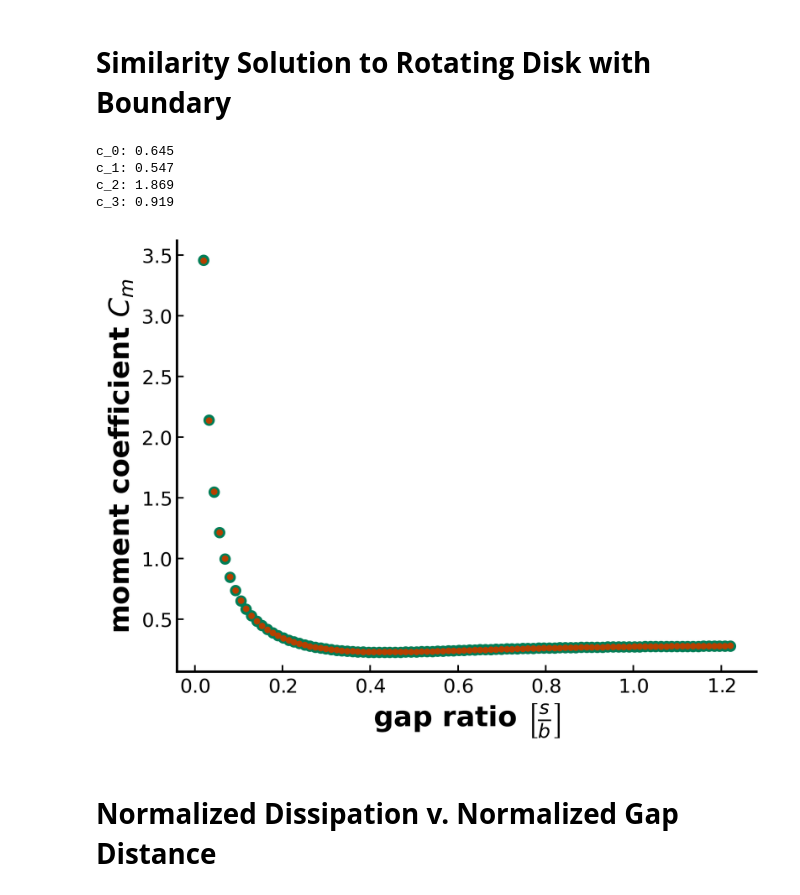
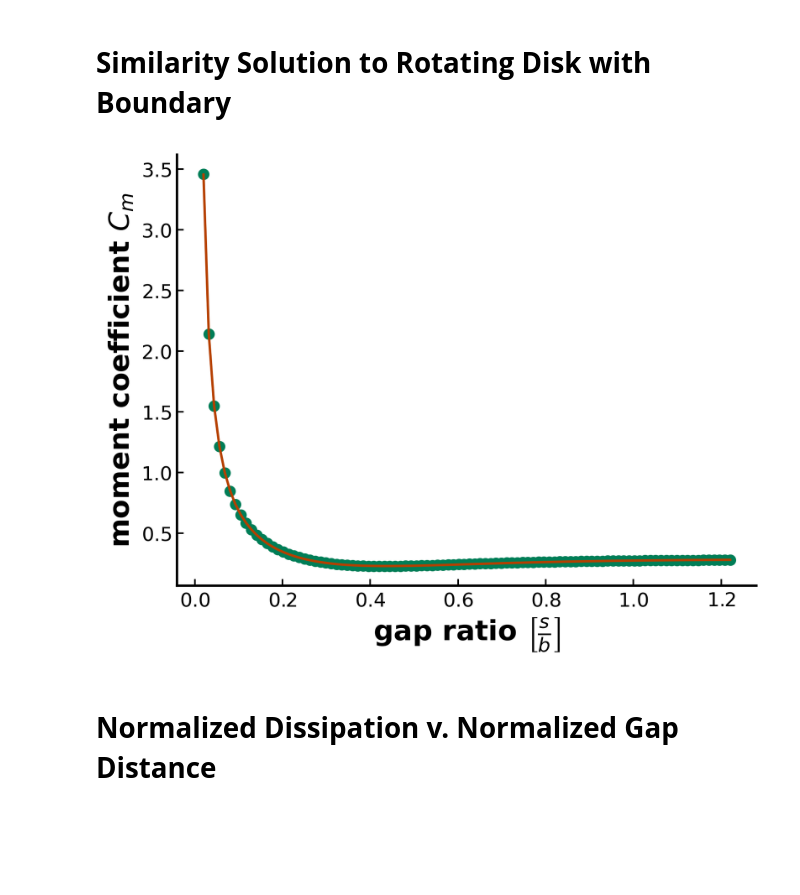
Before and after one commit to Jezen5Volk/Magnetic-Levitation, a Jupyter notebook: Viscous Damping.ipynb, the cells around one changed output. Cells and saved outputs as stored; diff of their text form; code cells hidden in the pictures; blank space fills up the shorter version.

```diff
--- a/Viscous Damping.ipynb
+++ b/Viscous Damping.ipynb
@@ -16,38 +16,57 @@ plt.style.use(root + "style.mplstyle")
 # %% [markdown]
 # **Similarity Solution to Rotating Disk with Boundary**
 # %%
+'''
+fig, ax = plt.subplots(1, 2, figsize = (6.4*2, 4.8))
+for i in range(5):
+
+    cylinder = Cylinder(
+                b = 0.00254,  # radius in meters
+                rho = 7500, # cylinder density in kg/m^3
+                Omega = 1000 + 2000*i, # angular velocity in rpm
+                rho_f = 1.226, # density of the fluid in kg/m^3
+                mu = 1.795e-5, # viscosity of the fluid in pascal seconds
+                elle = 0.0105, # total gap distance in meters
+                L = 0.003175 # length of the cylinder in meters
+            )
+    s_sound, C_m, fit, popt = cylinder.disk_moment_fit(50e-6, 0.0031)
+
+    R_es = cylinder.rho_f *cylinder.Omega*s_sound**2/cylinder.mu
+    idx = np.argmin(np.abs(R_es - 30))
+    s_crit = s_sound[idx]
+
+    ax[0].plot(s_sound/cylinder.b, C_m/np.max(C_m), label = r"$\Omega$: " + f"{cylinder.Omega *60/(2*np.pi):.0f} rpm")
+    ax[1].plot(s_sound/cylinder.b, C_m, label = r"$\Omega$: " + f"{cylinder.Omega *60/(2*np.pi):.0f} rpm")
+
+
+ax[0].set_ylabel(r"norm moment coeff $\frac{C_m}{C_0}$", weight = 'heavy', fontsize = "xx-large")
+ax[1].set_ylabel(r"moment coeff $C_m$", weight = 'heavy', fontsize = "xx-large")
+
+fig.supxlabel(r"gap ratio $\left[\frac{s}{b} \right]$", weight = 'heavy', fontsize = "xx-large")
+fig.tight_layout()
+plt.legend()
+plt.show()
+'''
+######################################################################################################################################
+
 cylinder = Cylinder(
             b = 0.00254,  # radius in meters
             rho = 7500, # cylinder density in kg/m^3
             Omega = 1000, # angular velocity in rpm
             rho_f = 1.226, # density of the fluid in kg/m^3
             mu = 1.795e-5, # viscosity of the fluid in pascal seconds
             elle = 0.0105, # total gap distance in meters
             L = 0.003175 # length of the cylinder in meters
         )
 s_sound, M_phi, fit, popt = cylinder.disk_moment_fit(50e-6, 0.0031)
 
-c_0 = popt[0]
-c_1 = popt[1]
-c_2 = popt[2]
-c_3 = popt[3]
-print(f"c_0: {c_0:.3f}")
-print(f"c_1: {c_1:.3f}")
-print(f"c_2: {c_2:.3f}")
-print(f"c_3: {c_3:.3f}")
-
 plt.plot(s_sound/cylinder.b, M_phi, linestyle = '', marker = 'o')
-plt.plot(s_sound/cylinder.b, fit, linestyle = '', marker = '.')
-
+plt.plot(s_sound/cylinder.b, fit, label = "fit")#, linestyle = '', marker = '.')
 plt.ylabel(r"moment coefficient $C_m$", weight = 'heavy', fontsize = "xx-large")
 plt.xlabel(r"gap ratio $\left[\frac{s}{b} \right]$", weight = 'heavy', fontsize = "xx-large")
 plt.show()
 # %% [output]
-c_0: 0.645
-c_1: 0.547
-c_2: 1.869
-c_3: 0.919
-[figure, old version]
+[figure, new version]
 # %% [markdown]
 # **Normalized Dissipation v. Normalized Gap Distance**
 # %%
```
Also changed, not shown: parts of 1 cell of this notebook, 1 other file.
